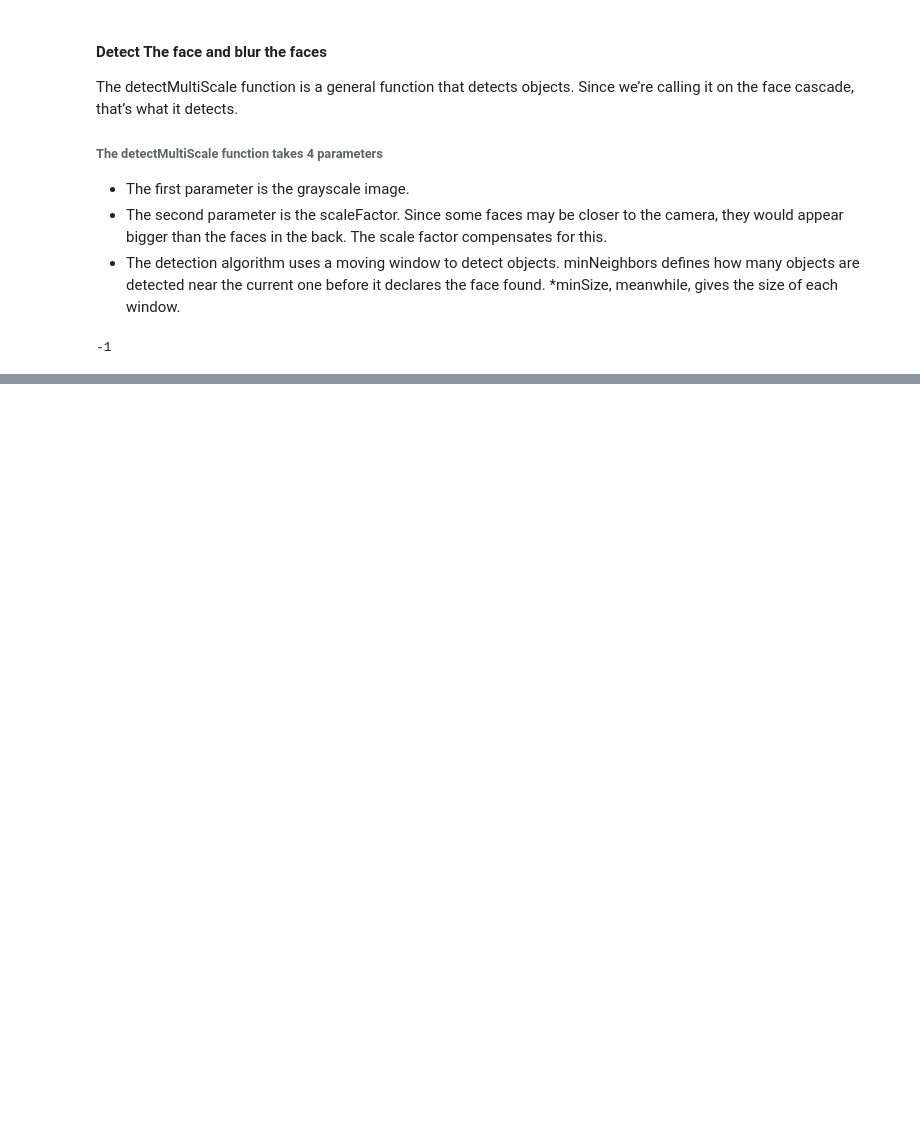
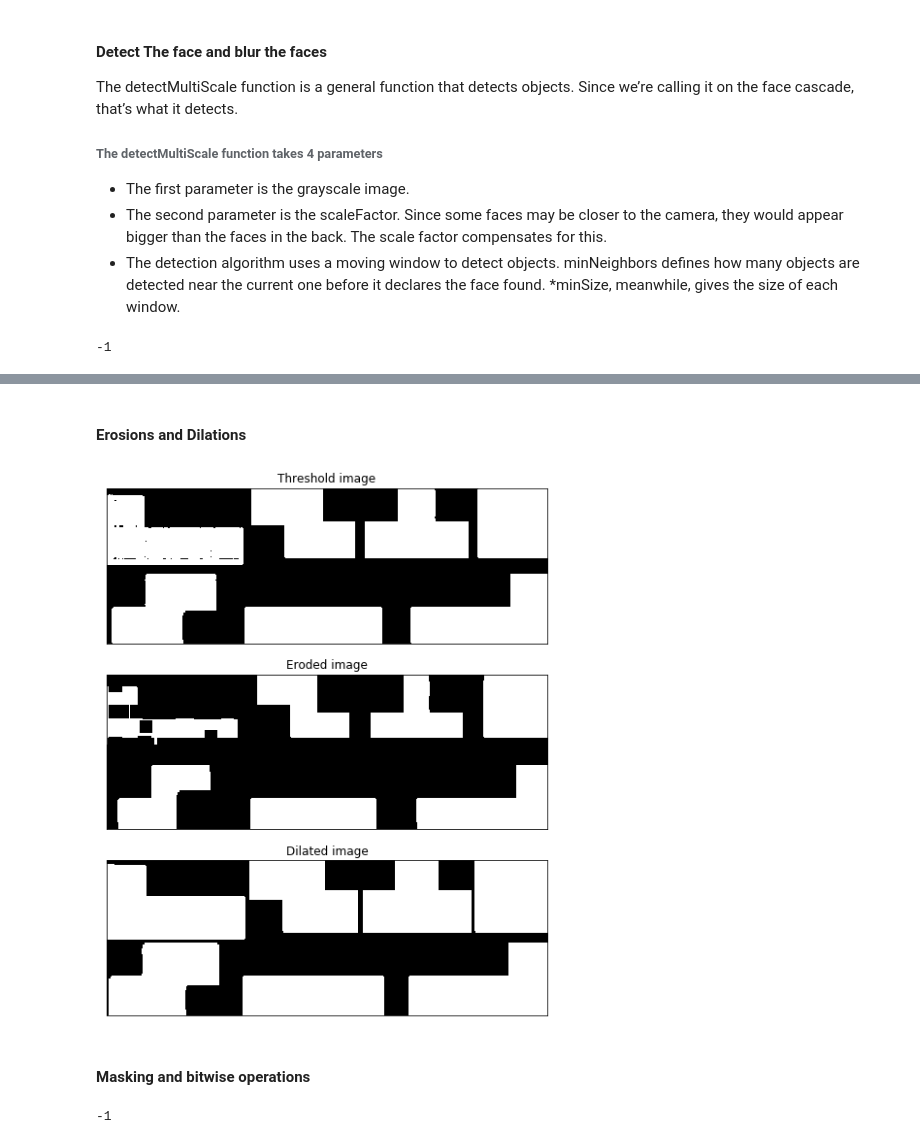
Before and after one commit to giannisbasa/OpenCV, a Jupyter notebook: OpenCV_Cheat_Sheet.ipynb, the cells around one changed output, grey strips where cells are left out. Cells and saved outputs as stored; diff of their text form; code cells hidden in the pictures; blank space fills up the shorter version.

```diff
--- a/OpenCV_Cheat_Sheet.ipynb
+++ b/OpenCV_Cheat_Sheet.ipynb
@@ -254,0 +320,42 @@ cv2.waitKey(0)
+# %% [markdown]
+#### Erosions and Dilations
+# %%
+mask = thresh.copy()
+
+# We proceed to reduce the contour sizes with 5 iterations
+eroded = cv2.erode(mask, None, iterations = 5)
+
+# We proceed to dilation of the obejcts
+dilated = cv2.dilate(mask, None, iterations = 2)
+
+plt.figure(figsize=(16,10))
+plt.subplot(3,1,1)
+plt.imshow(mask, cmap = 'gray')
+plt.xticks([])
+plt.yticks([])
+plt.title('Threshold image')
+
+plt.subplot(3,1,2)
+plt.imshow(eroded, cmap = 'gray')
+plt.xticks([])
+plt.yticks([])
+plt.title('Eroded image')
+
+plt.subplot(3,1,3)
+plt.imshow(dilated, cmap = 'gray')
+plt.xticks([])
+plt.yticks([])
+plt.title('Dilated image')
+
+plt.show()
+# %% [output]
+[figure, added]
+# %% [markdown]
+#### Masking and bitwise operations
+# %%
+mask = thresh.copy()
+output = cv2.bitwise_and(tetris, tetris, mask = mask)
+cv2.imshow('Output', output)
+cv2.waitKey(0)
+# %% [output]
+-1
```
Also changed, not shown: parts of 6 cells of this notebook.
